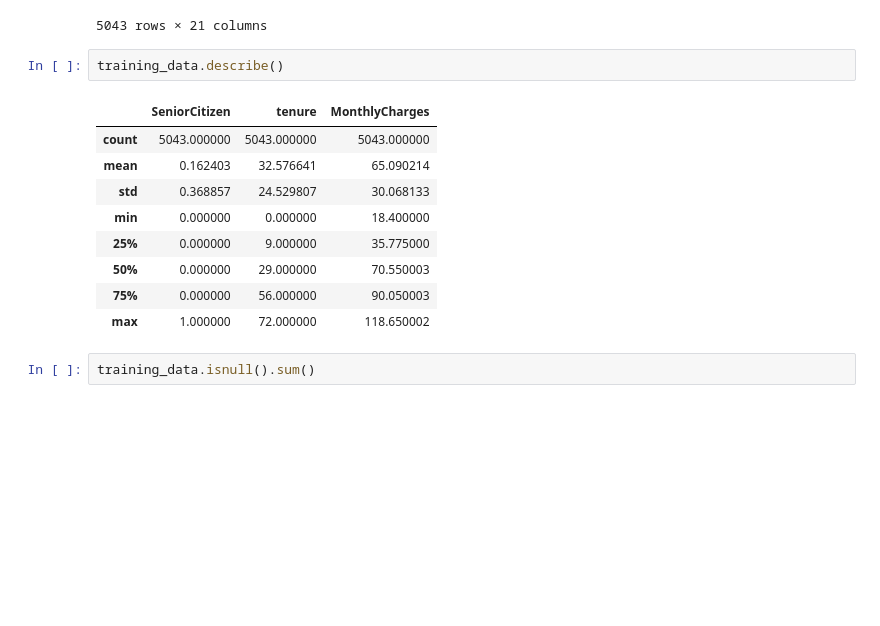
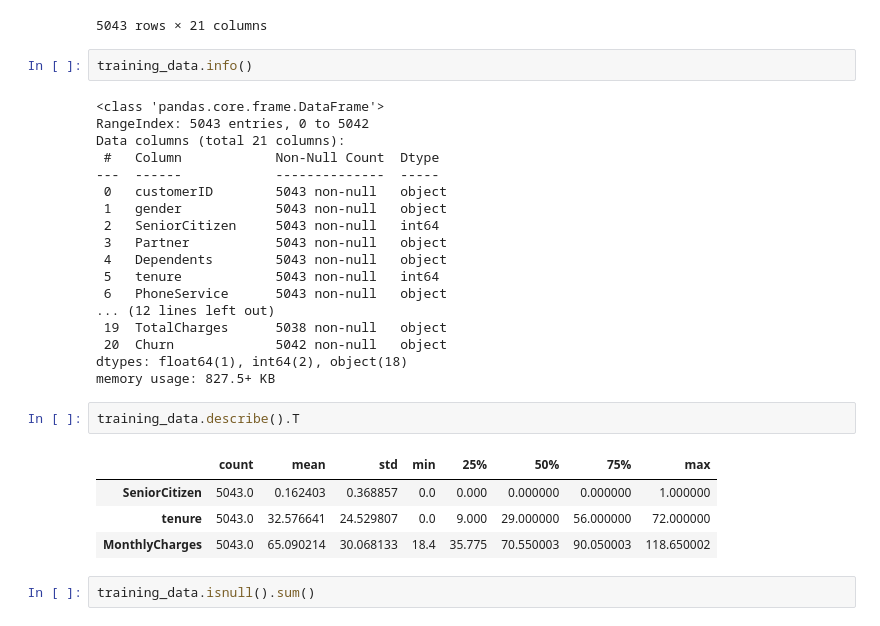
Before and after one commit to Vaniskemunto/Customer_churn-analysis, a Jupyter notebook: customer_churn.ipynb, the cells around one changed output. Drawn from its saved outputs; the diff is of its cells as text; blank space fills up the shorter version.

```diff
--- a/customer_churn.ipynb
+++ b/customer_churn.ipynb
@@ -105,18 +108,33 @@ training_data
 | 5041 | 8361-LTMKD | Male | 1 | Yes | No | 4 | Yes | Yes | ... |
 | 5042 | 3186-AJIEK | Male | 0 | No | No | 66 | Yes | No | ... |
 5043 rows × 21 columns
+# %%
+training_data.info()
+# %% [output]
+<class 'pandas.core.frame.DataFrame'>
+RangeIndex: 5043 entries, 0 to 5042
+Data columns (total 21 columns):
+ #   Column            Non-Null Count  Dtype
+---  ------            --------------  -----
+ 0   customerID        5043 non-null   object
+ 1   gender            5043 non-null   object
+ 2   SeniorCitizen     5043 non-null   int64
+ 3   Partner           5043 non-null   object
+ 4   Dependents        5043 non-null   object
+ 5   tenure            5043 non-null   int64
+ 6   PhoneService      5043 non-null   object
+... (12 lines left out)
+ 19  TotalCharges      5038 non-null   object
+ 20  Churn             5042 non-null   object
+dtypes: float64(1), int64(2), object(18)
+memory usage: 827.5+ KB
 # %%
-training_data.describe()
+training_data.describe().T
 # %% [output]
-|  | SeniorCitizen | tenure | MonthlyCharges |
-| count | 5043.000000 | 5043.000000 | 5043.000000 |
-| mean | 0.162403 | 32.576641 | 65.090214 |
-| std | 0.368857 | 24.529807 | 30.068133 |
-| min | 0.000000 | 0.000000 | 18.400000 |
-| 25% | 0.000000 | 9.000000 | 35.775000 |
-| 50% | 0.000000 | 29.000000 | 70.550003 |
-| 75% | 0.000000 | 56.000000 | 90.050003 |
-| max | 1.000000 | 72.000000 | 118.650002 |
+|  | count | mean | std | min | 25% | 50% | 75% | max |
+| SeniorCitizen | 5043.0 | 0.162403 | 0.368857 | 0.0 | 0.000 | 0.000000 | 0.000000 | 1.000000 |
+| tenure | 5043.0 | 32.576641 | 24.529807 | 0.0 | 9.000 | 29.000000 | 56.000000 | 72.000000 |
+| MonthlyCharges | 5043.0 | 65.090214 | 30.068133 | 18.4 | 35.775 | 70.550003 | 90.050003 | 118.650002 |
 # %%
 training_data.isnull().sum()
 # %% [output]
```
Also changed, not shown: parts of 13 cells of this notebook, 1 other file.
